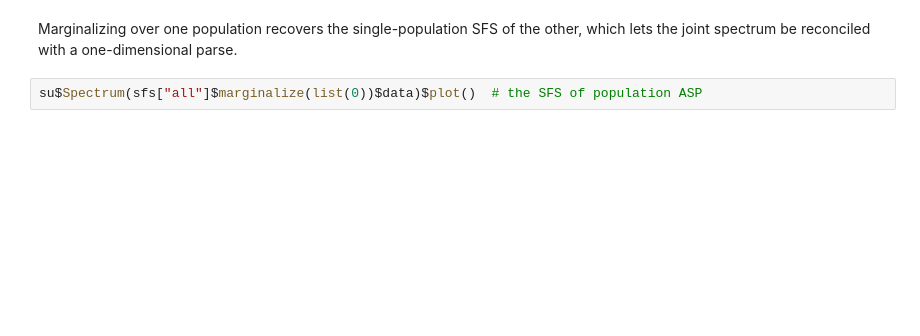
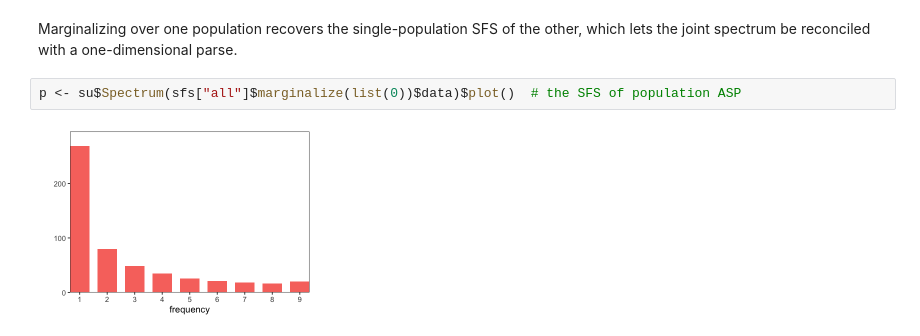
Before and after one commit to Sendrowski/SFSUtils, a Jupyter notebook: docs/reference/R/joint.ipynb, the cells around one changed output. Cells and saved outputs as stored; diff of their text form; blank space fills up the shorter version.

```diff
--- a/docs/reference/R/joint.ipynb
+++ b/docs/reference/R/joint.ipynb
@@ -32,4 +37,6 @@ sfs["all"]$fold()$plot()
 # %% [markdown]
 Marginalizing over one population recovers the single-population SFS of the other, which lets the joint spectrum be reconciled with a one-dimensional parse.
 # %%
-su$Spectrum(sfs["all"]$marginalize(list(0))$data)$plot()  # the SFS of population ASP
+p <- su$Spectrum(sfs["all"]$marginalize(list(0))$data)$plot()  # the SFS of population ASP
+# %% [output]
+[figure, added]
```
Also changed, not shown: parts of 4 cells of this notebook, 7 other files.
